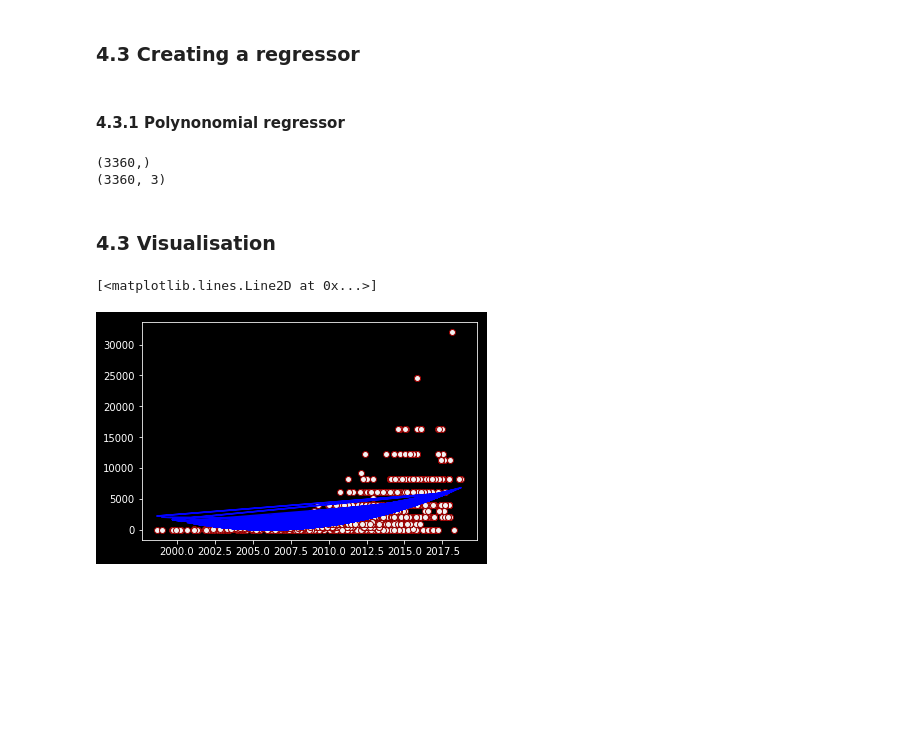
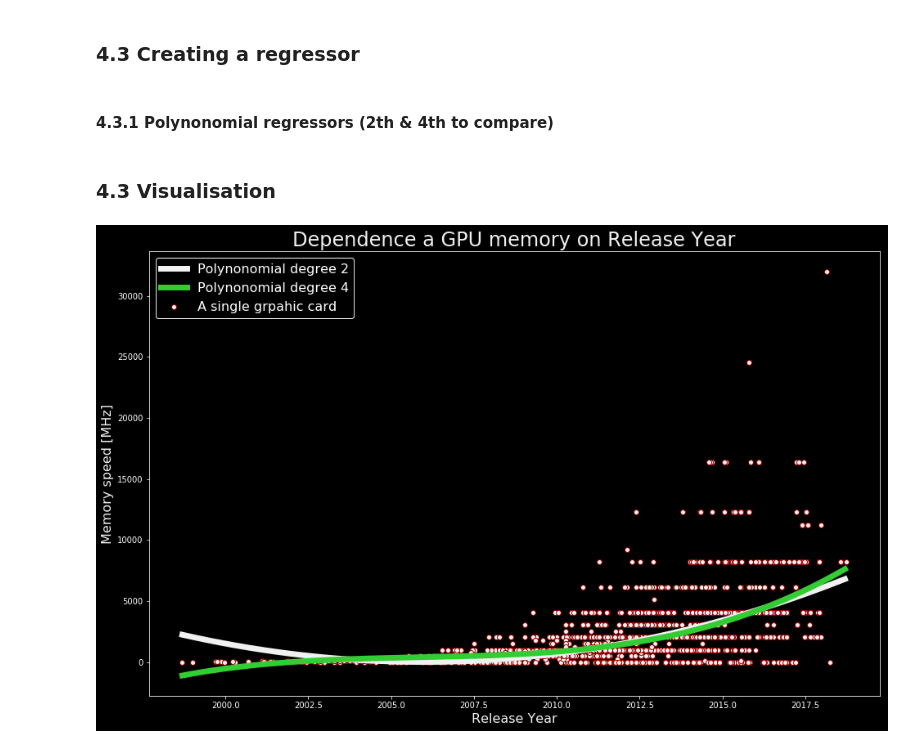
Before and after one commit to lukasy09/KernelDatabase.py, a Jupyter notebook: GPU/gpu_memory.ipynb, the cells around one changed output. Drawn from its saved outputs; the diff is of its cells as text; code cells hidden in the pictures; blank space fills up the shorter version.

```diff
--- a/GPU/gpu_memory.ipynb
+++ b/GPU/gpu_memory.ipynb
@@ -14,6 +14,7 @@ import scipy
 ### 1.2 Plots' settings
 # %%
 plt.style.use("dark_background")
+color_list = ["#f1f1f1", "#32CD32", "#00CED1", "#FF1493"]
 # %% [markdown]
 # 2. Data upload from an external file & preprocessing raw data
 # %% [markdown]
@@ -131,4 +129,4 @@ X.shape
 # %% [markdown]
 ### 4.3 Creating a regressor
 # %% [markdown]
-#### 4.3.1 Polynonomial regressor
+#### 4.3.1 Polynonomial regressors (2th & 4th to compare)
@@ -135,28 +143,30 @@ X.shape
 # %%
-poly_reg = PolynomialFeatures(degree = 2)
-X_poly = poly_reg.fit_transform(X)
-poly_reg.fit(X_poly, Y)
+degree_list = [2, 4]
+regressors_list = []
+poly_reg_list = []
+for degree in degree_list:
+    poly_reg = PolynomialFeatures(degree = degree)
+    X_poly = poly_reg.fit_transform(X)
+    poly_reg.fit(X_poly, Y)
 
-lin_reg = LinearRegression()
-lin_reg.fit(X_poly, Y)
+    lin_reg = LinearRegression()
+    lin_reg.fit(X_poly, Y)
 
-Y_pred = lin_reg.predict(poly_reg.fit_transform(X))
-print(Y_pred.shape)
-print(X_poly.shape)
+    poly_reg_list.append(poly_reg)
+    regressors_list.append(lin_reg)
-# %% [output]
-(3360,)
-(3360, 3)
 # %% [markdown]
 ### 4.3 Visualisation
 # %%
-#plt.figure(figsize=(16, 10))
-plt.scatter(x = X, y = Y, c = "#f1f1f1", edgecolors = "#990000", label = "A single graphic card")
-plt.plot(X, lin_reg.predict(poly_reg.fit_transform(X)), color = 'blue')
-#plt.title("Dependence a GPU memory on Release Year", fontsize = 24, color = "#f1f1f1")
-#plt.legend(loc=2, prop={'size': 16}, frameon=True,shadow=True, edgecolor="#f1f1f1")
-#plt.xlabel("Release Year", fontsize = 16, color = "#f1f1f1")
-#plt.ylabel("Memory [MB]", fontsize = 16, color = "#f1f1f1")
-#plt.show()
+X_grid = np.arange(min(X), max(X), 0.1)
+X_grid = X_grid.reshape((len(X_grid), 1))
+plt.figure(figsize=(16, 10))
+plt.scatter(x = X, y = Y, c = "#f1f1f1", edgecolors = "#990000", label = "A single grpahic card")
+for i in range(0, len(regressors_list)):
+    plt.plot(X_grid, regressors_list[i].predict(poly_reg_list[i].fit_transform(X_grid)) , label = "Polynonomial degree {}".format(degree_list[i]), linewidth = 7, color = color_list[i])
+plt.title("Dependence a GPU memory on Release Year", fontsize = 24, color = "#f1f1f1")
+plt.legend(loc=2, prop={'size': 16}, frameon=True,shadow=True, edgecolor="#f1f1f1")
+plt.xlabel("Release Year", fontsize = 16, color = "#f1f1f1")
+plt.ylabel("Memory speed [MHz]", fontsize = 16, color = "#f1f1f1")
+plt.show()
 # %% [output]
-[<matplotlib.lines.Line2D at 0x...>]
-[figure, old version]
+[figure, new version]
```
Also changed, not shown: parts of 2 cells of this notebook.
